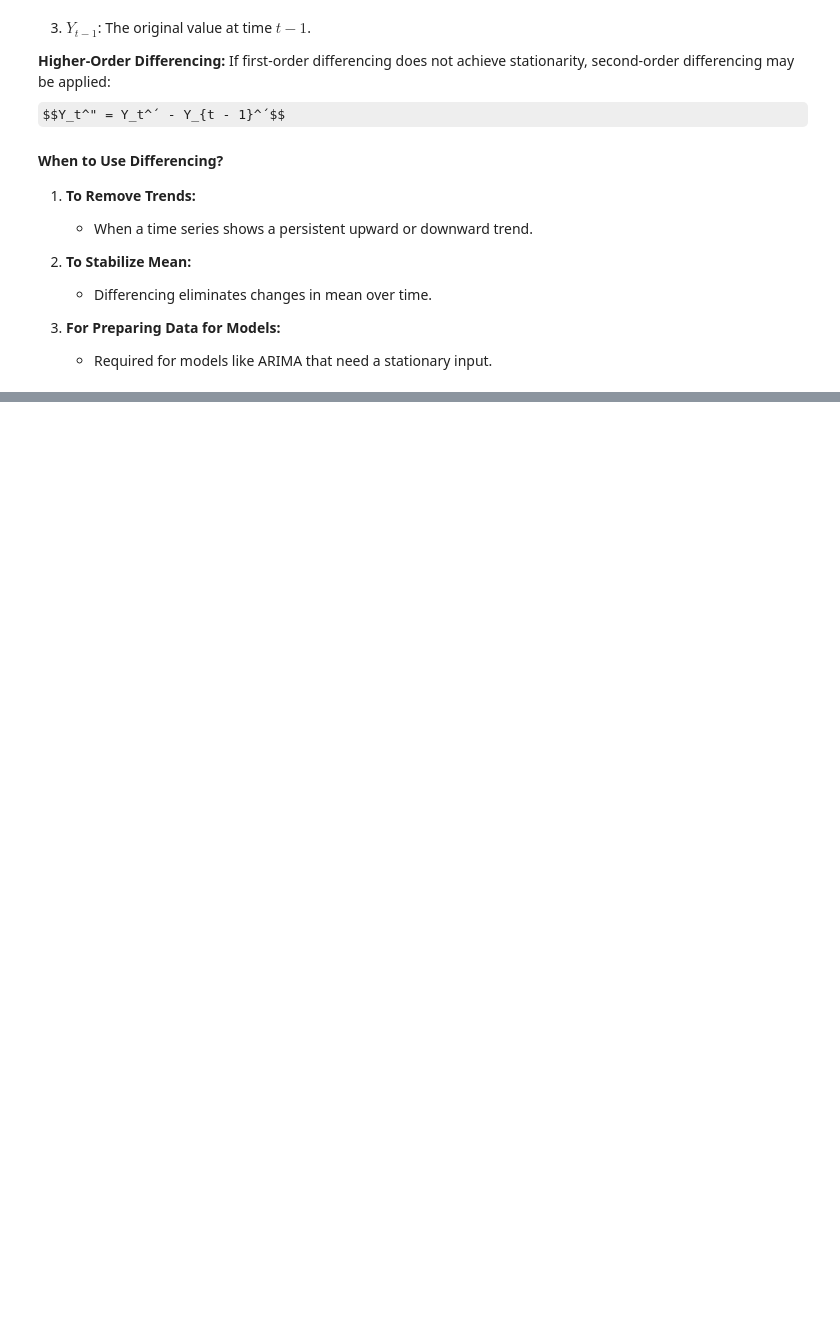
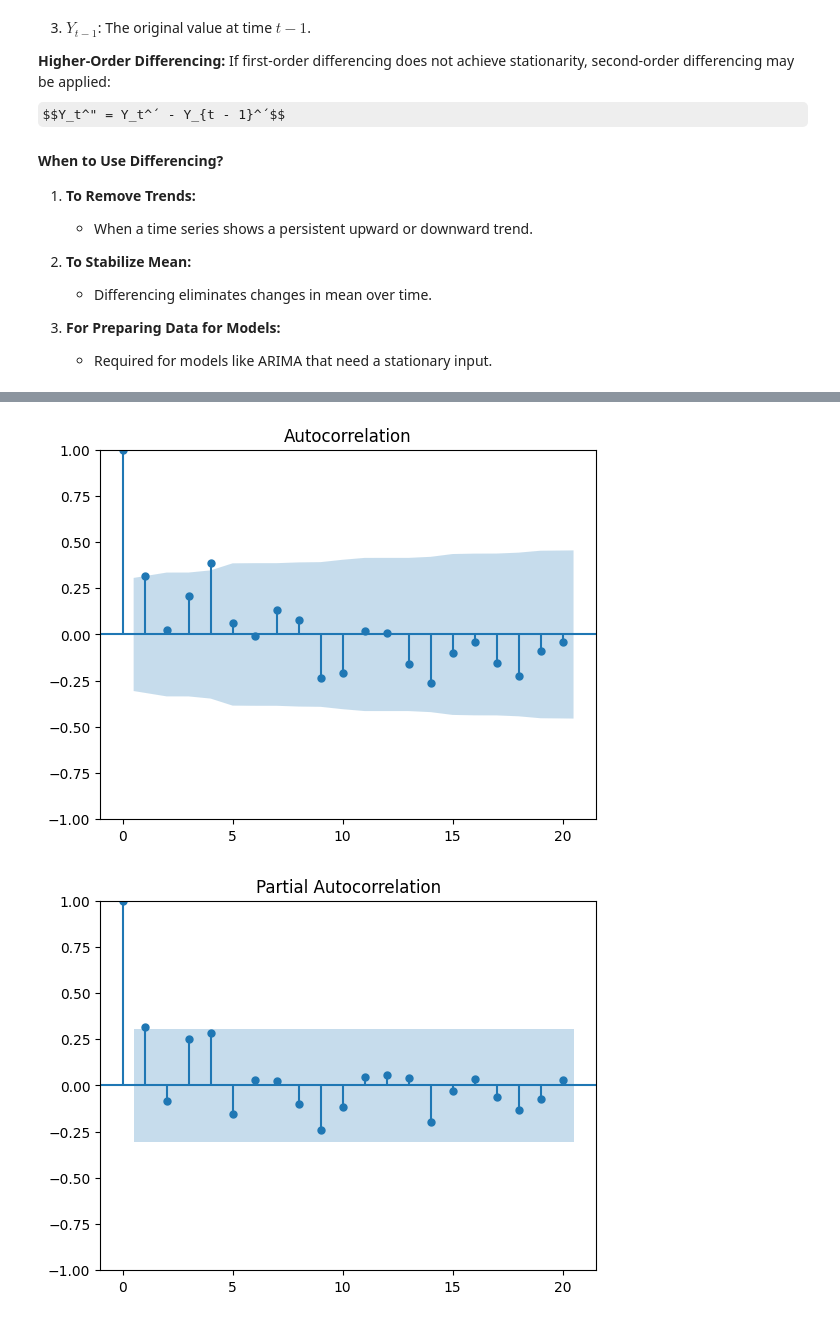
Before and after one commit to Darknight47/Time-Series-Analyasis, a Jupyter notebook: TS_Techniques.ipynb, the cells around one changed output, grey strips where cells are left out. Cells and saved outputs as stored; diff of their text form; code cells hidden in the pictures; some formulas as TeX source; blank space fills up the shorter version.

Commit message:
ACF & PACF

```diff
--- a/TS_Techniques.ipynb
+++ b/TS_Techniques.ipynb
@@ -292,3 +292,18 @@ where:
 
 3. **For Preparing Data for Models:**
     * Required for models like ARIMA that need a stationary input.
+# %%
+from statsmodels.tsa.stattools import adfuller
+
+# perform augmented dickey-fuller test
+result = adfuller(dataset['Subscribers'].dropna())
+print('ADF Statistic:', result[0])
+print('p-value:', result[1])
+
+# differencing to achieve stationarity
+dataset['Subscribers_diff'] = dataset['Subscribers'].diff().dropna()
+
+# re-perform ADF test on differenced data
+result_diff = adfuller(dataset['Subscribers_diff'].dropna())
+print('ADF Statistic (Differenced):', result_diff[0])
+print('p-value (Differenced):', result_diff[1])
@@ -294,0 +342,12 @@ where:
+# %%
+from statsmodels.graphics.tsaplots import plot_acf, plot_pacf
+
+# plotting ACF and PACF
+plot_acf(dataset['Subscribers_diff'].dropna(), lags=20)
+plt.show()
+
+plot_pacf(dataset['Subscribers_diff'].dropna(), lags=20)
+plt.show()
+# %% [output]
+[figure, added]
+[figure, added]
```
Also changed, not shown: parts of 2 cells of this notebook.
